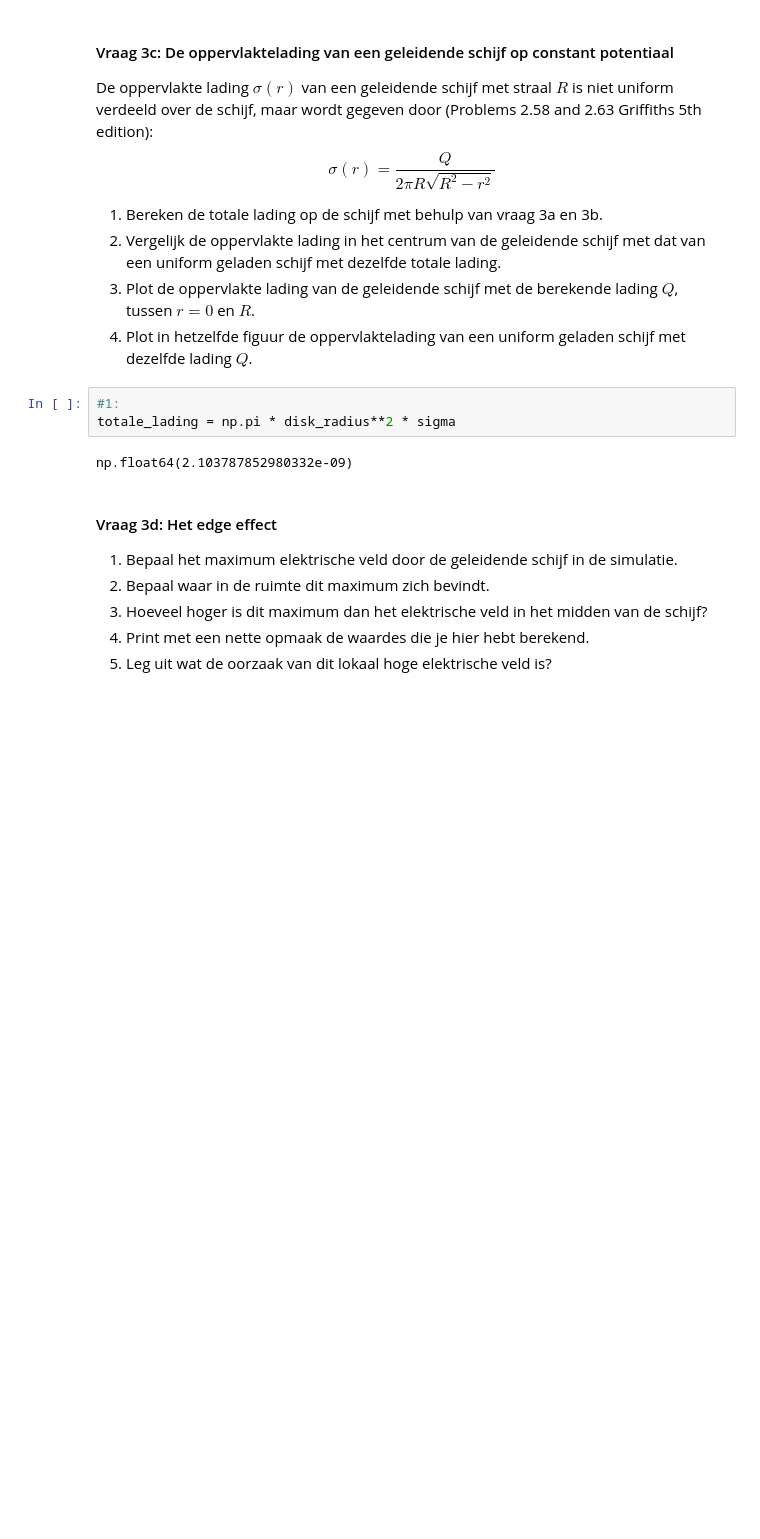
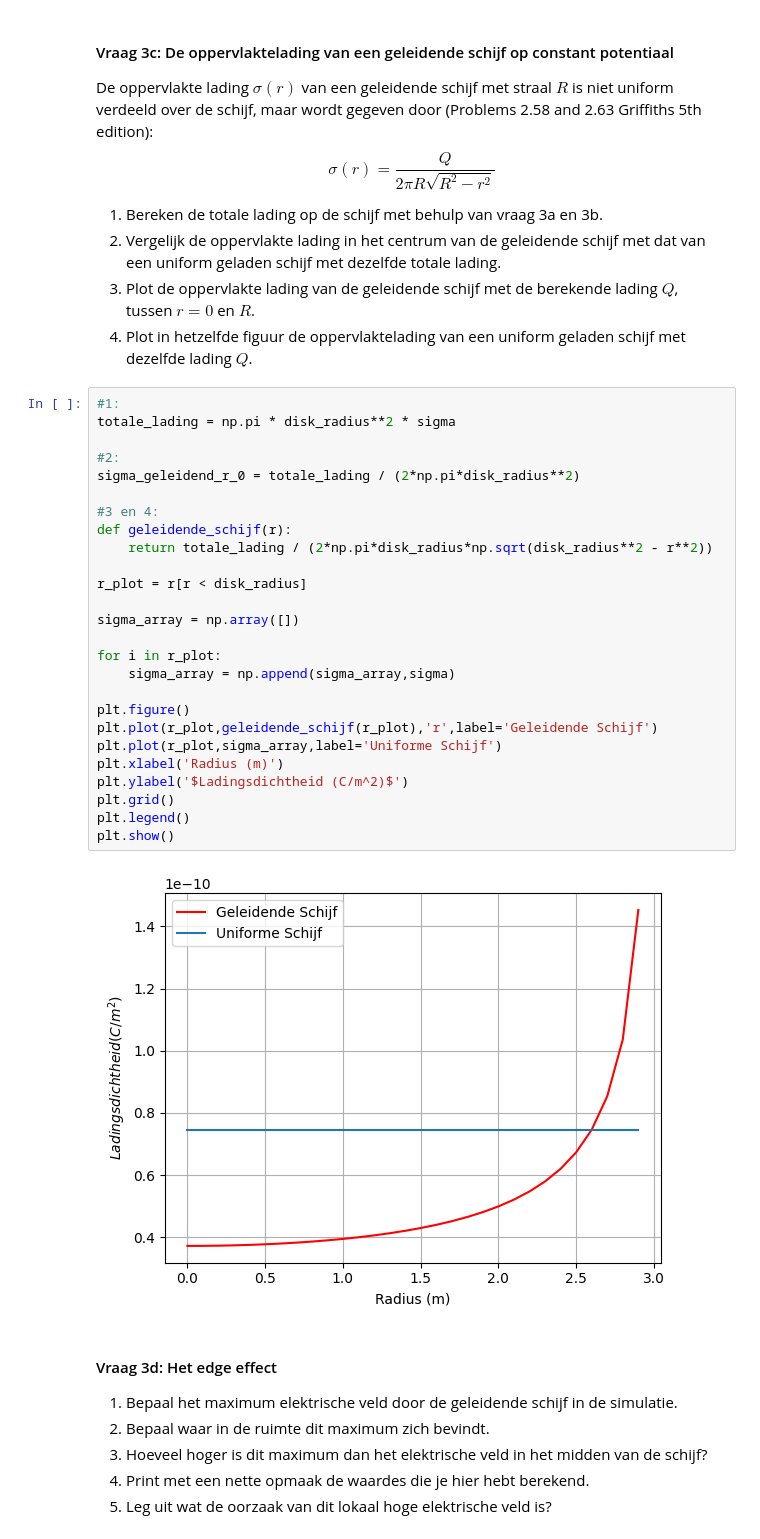
Before and after one commit to Timomloo/opdrachten-DEF-D, a Jupyter notebook: DigitaleOntwerpopdrachten/1CondensatorOpdracht/CondensatorOntwerpopdracht.ipynb, the cells around one changed output. Drawn from its saved outputs; the diff is of its cells as text; blank space fills up the shorter version.

```diff
--- a/DigitaleOntwerpopdrachten/1CondensatorOpdracht/CondensatorOntwerpopdracht.ipynb
+++ b/DigitaleOntwerpopdrachten/1CondensatorOpdracht/CondensatorOntwerpopdracht.ipynb
@@ -421,8 +421,31 @@ $$\sigma(r) = \frac{Q}{2 \pi R \sqrt{R^2 - r^2}}$$
 # %%
 #1:
 totale_lading = np.pi * disk_radius**2 * sigma
+
+#2:
+sigma_geleidend_r_0 = totale_lading / (2*np.pi*disk_radius**2)
+
+#3 en 4:
+def geleidende_schijf(r):
+    return totale_lading / (2*np.pi*disk_radius*np.sqrt(disk_radius**2 - r**2))
+
+r_plot = r[r < disk_radius]
+
+sigma_array = np.array([])
+
+for i in r_plot:
+    sigma_array = np.append(sigma_array,sigma)
+
+plt.figure()
+plt.plot(r_plot,geleidende_schijf(r_plot),'r',label='Geleidende Schijf')
+plt.plot(r_plot,sigma_array,label='Uniforme Schijf')
+plt.xlabel('Radius (m)')
+plt.ylabel('$Ladingsdichtheid (C/m^2)$')
+plt.grid()
+plt.legend()
+plt.show()
 # %% [output]
-np.float64(2.103787852980332e-09)
+[figure, added]
 # %% [markdown]
 #### Vraag 3d: Het edge effect
 
```
Also changed, not shown: parts of 3 cells of this notebook.
